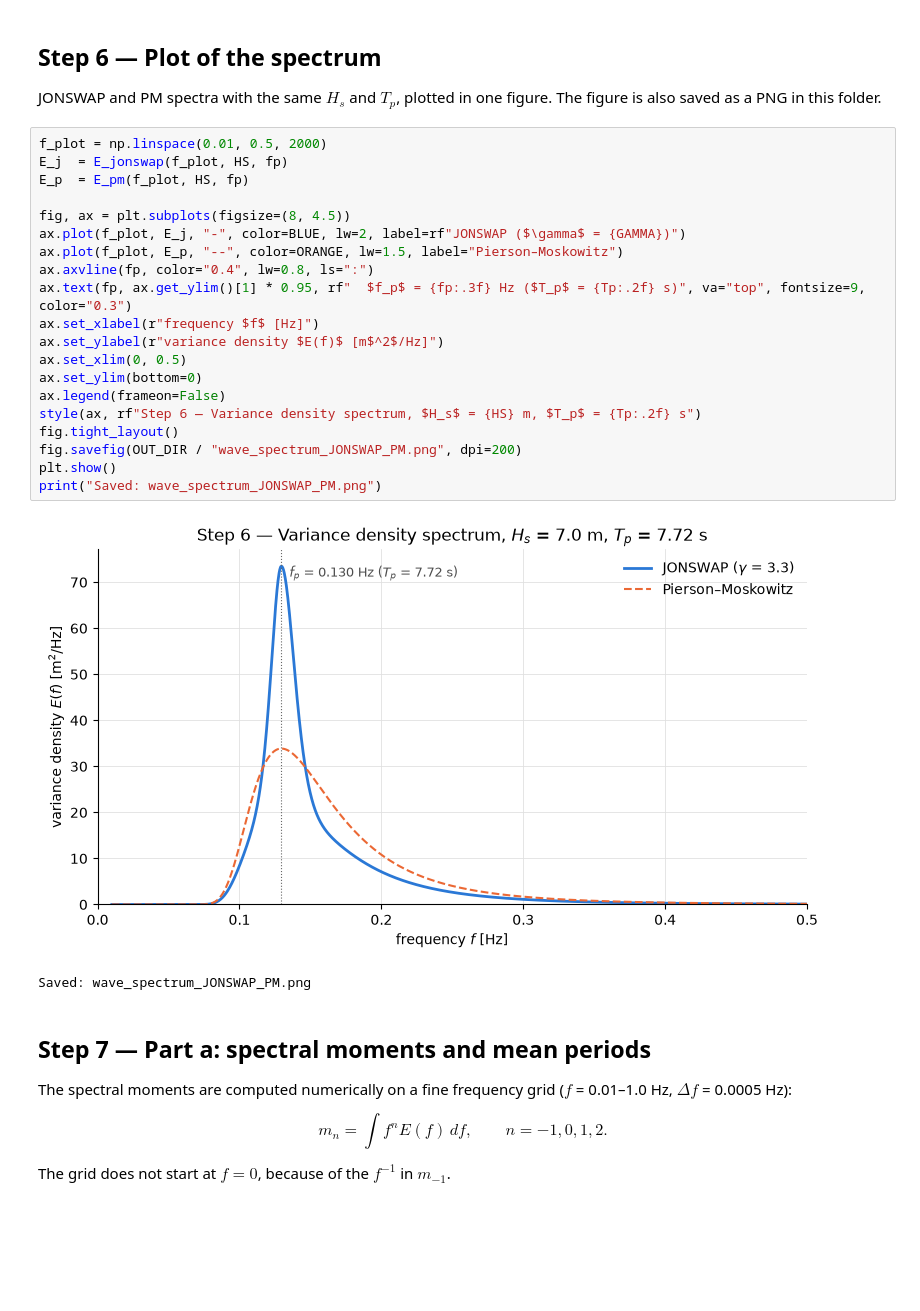
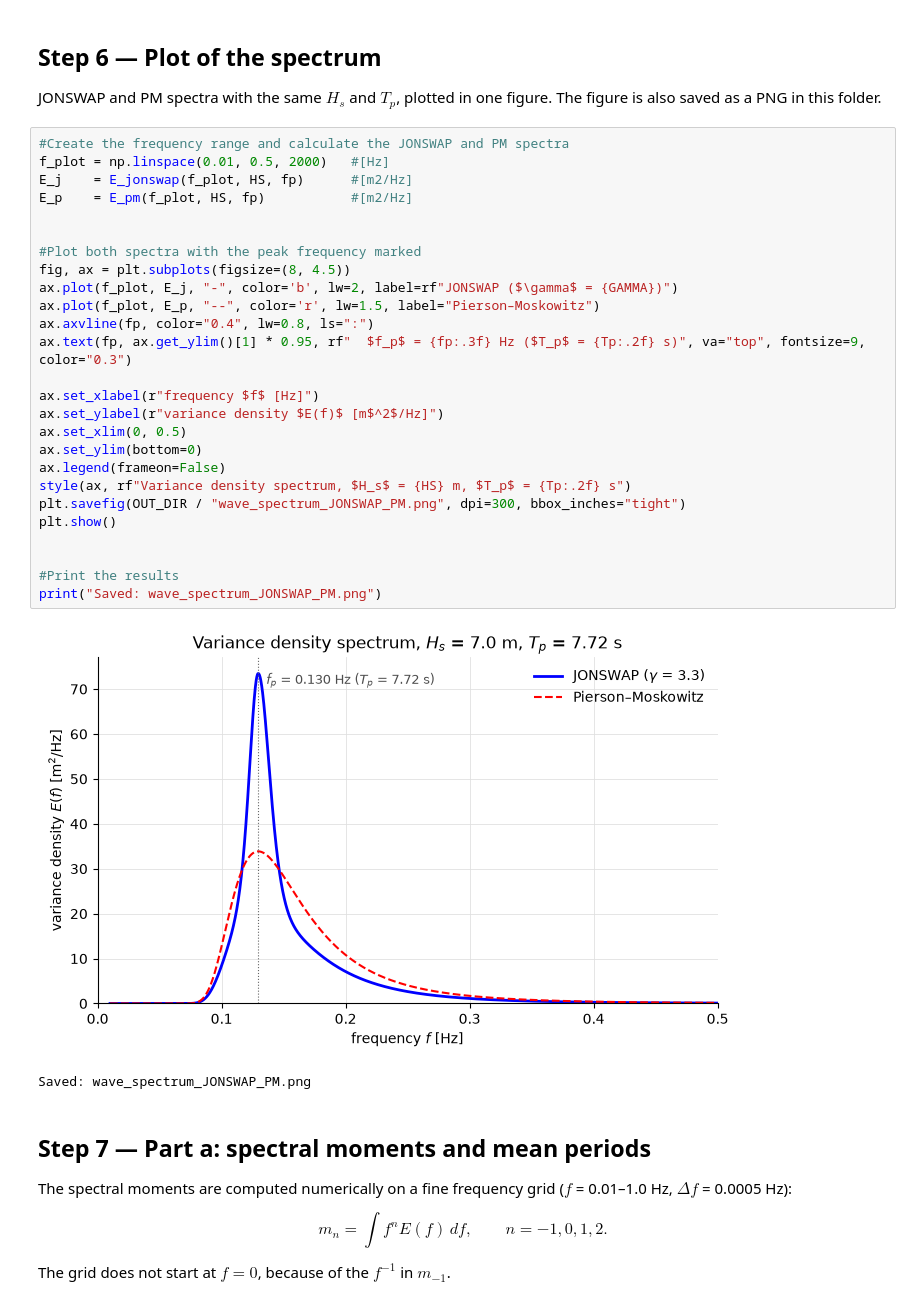
Before and after one commit to AlexanderDzhani/FSI-Group-1-HOS-Fluids-Project, a Jupyter notebook: Wave Question 3/Wave Question 3.ipynb, the cells around one changed output. Cells and saved outputs as stored; diff of their text form; blank space fills up the shorter version.

Commit message:
question 6 Waves

```diff
--- a/Wave Question 3/Wave Question 3.ipynb
+++ b/Wave Question 3/Wave Question 3.ipynb
@@ -163,27 +198,33 @@ gamma = 3.3,  sigma = 0.07 / 0.09,  A_gamma = 0.6573
 
 JONSWAP and PM spectra with the same $H_s$ and $T_p$, plotted in one figure. The figure is also saved as a PNG in this folder.
 # %%
-f_plot = np.linspace(0.01, 0.5, 2000)
-E_j  = E_jonswap(f_plot, HS, fp)
-E_p  = E_pm(f_plot, HS, fp)
+#Create the frequency range and calculate the JONSWAP and PM spectra
+f_plot = np.linspace(0.01, 0.5, 2000)   #[Hz]
+E_j    = E_jonswap(f_plot, HS, fp)      #[m2/Hz]
+E_p    = E_pm(f_plot, HS, fp)           #[m2/Hz]
 
+
+#Plot both spectra with the peak frequency marked
 fig, ax = plt.subplots(figsize=(8, 4.5))
-ax.plot(f_plot, E_j, "-", color=BLUE, lw=2, label=rf"JONSWAP ($\gamma$ = {GAMMA})")
-ax.plot(f_plot, E_p, "--", color=ORANGE, lw=1.5, label="Pierson–Moskowitz")
+ax.plot(f_plot, E_j, "-", color='b', lw=2, label=rf"JONSWAP ($\gamma$ = {GAMMA})")
+ax.plot(f_plot, E_p, "--", color='r', lw=1.5, label="Pierson–Moskowitz")
 ax.axvline(fp, color="0.4", lw=0.8, ls=":")
 ax.text(fp, ax.get_ylim()[1] * 0.95, rf"  $f_p$ = {fp:.3f} Hz ($T_p$ = {Tp:.2f} s)", va="top", fontsize=9, color="0.3")
+
 ax.set_xlabel(r"frequency $f$ [Hz]")
 ax.set_ylabel(r"variance density $E(f)$ [m$^2$/Hz]")
 ax.set_xlim(0, 0.5)
 ax.set_ylim(bottom=0)
 ax.legend(frameon=False)
-style(ax, rf"Step 6 — Variance density spectrum, $H_s$ = {HS} m, $T_p$ = {Tp:.2f} s")
-fig.tight_layout()
-fig.savefig(OUT_DIR / "wave_spectrum_JONSWAP_PM.png", dpi=200)
+style(ax, rf"Variance density spectrum, $H_s$ = {HS} m, $T_p$ = {Tp:.2f} s")
+plt.savefig(OUT_DIR / "wave_spectrum_JONSWAP_PM.png", dpi=300, bbox_inches="tight")
 plt.show()
+
+
+#Print the results
 print("Saved: wave_spectrum_JONSWAP_PM.png")
 # %% [output]
-[figure, old version]
+[figure, new version]
 Saved: wave_spectrum_JONSWAP_PM.png
 # %% [markdown]
 ## Step 7 — Part a: spectral moments and mean periods
```
Also changed, not shown: parts of 10 cells of this notebook, 6 other files.
